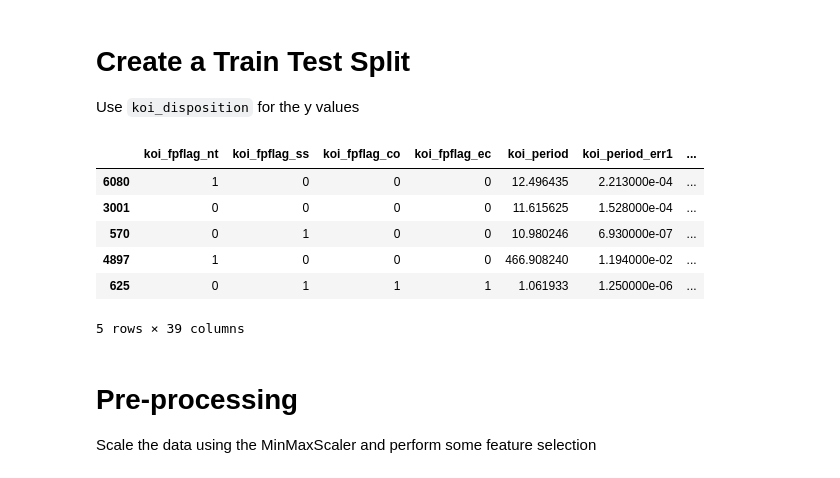
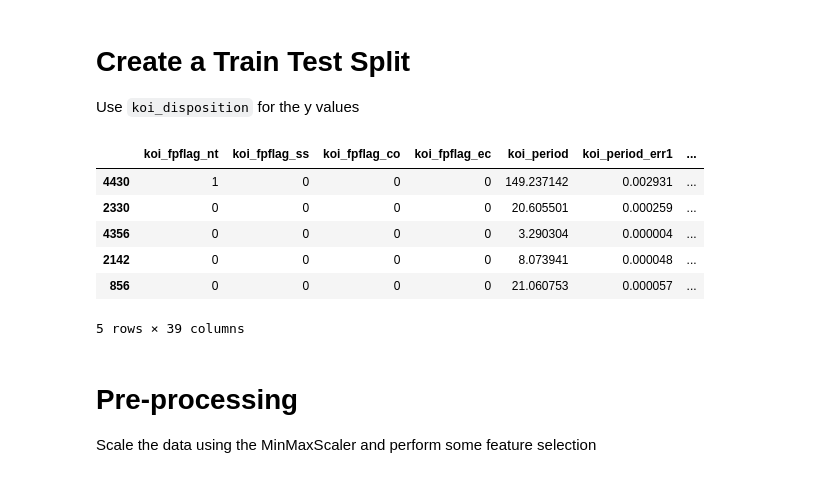
Before and after one commit to zombimaki/machine-learning-challenge, a Jupyter notebook: RandomForest.ipynb, the cells around one changed output. Drawn from its saved outputs; the diff is of its cells as text; code cells hidden in the pictures.

```diff
--- a/RandomForest.ipynb
+++ b/RandomForest.ipynb
@@ -77,15 +77,15 @@ Use `koi_disposition` for the y values
 X = selected_features
 y = df["koi_disposition"]
 # %%
-X_train, X_test, y_train, y_test = train_test_split(X, y, random_state=42, stratify=y)
+X_train, X_test, y_train, y_test = train_test_split(X, y, random_state=42, stratify=y, train_size=0.65,test_size=0.35)
 X_train.head()
 # %% [output]
 |  | koi_fpflag_nt | koi_fpflag_ss | koi_fpflag_co | koi_fpflag_ec | koi_period | koi_period_err1 | ... |
-| 6080 | 1 | 0 | 0 | 0 | 12.496435 | 2.213000e-04 | ... |
-| 3001 | 0 | 0 | 0 | 0 | 11.615625 | 1.528000e-04 | ... |
-| 570 | 0 | 1 | 0 | 0 | 10.980246 | 6.930000e-07 | ... |
-| 4897 | 1 | 0 | 0 | 0 | 466.908240 | 1.194000e-02 | ... |
-| 625 | 0 | 1 | 1 | 1 | 1.061933 | 1.250000e-06 | ... |
+| 4430 | 1 | 0 | 0 | 0 | 149.237142 | 0.002931 | ... |
+| 2330 | 0 | 0 | 0 | 0 | 20.605501 | 0.000259 | ... |
+| 4356 | 0 | 0 | 0 | 0 | 3.290304 | 0.000004 | ... |
+| 2142 | 0 | 0 | 0 | 0 | 8.073941 | 0.000048 | ... |
+| 856 | 0 | 0 | 0 | 0 | 21.060753 | 0.000057 | ... |
 5 rows × 39 columns
 # %% [markdown]
 # Pre-processing
```
Also changed, not shown: parts of 11 cells of this notebook, 2 other files.
